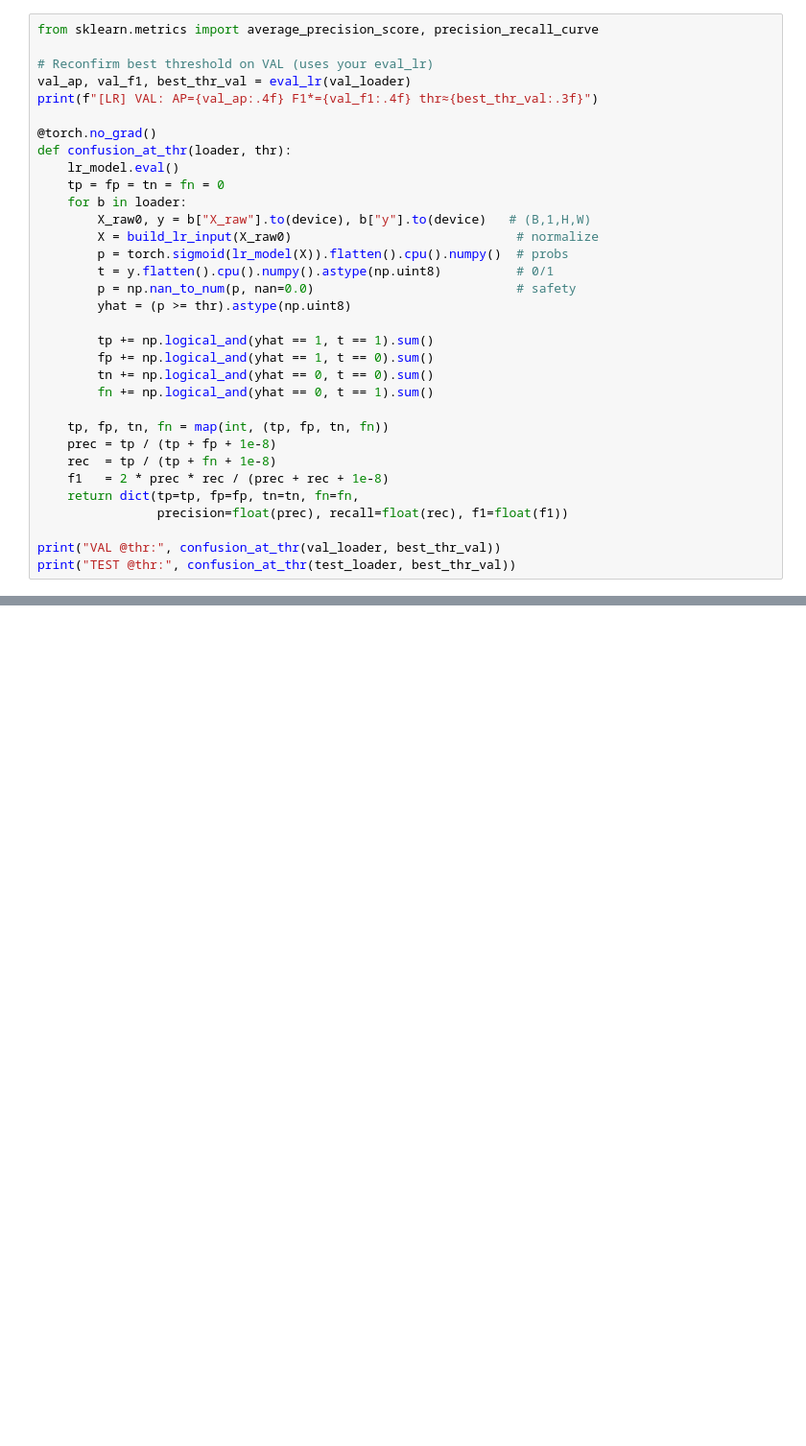
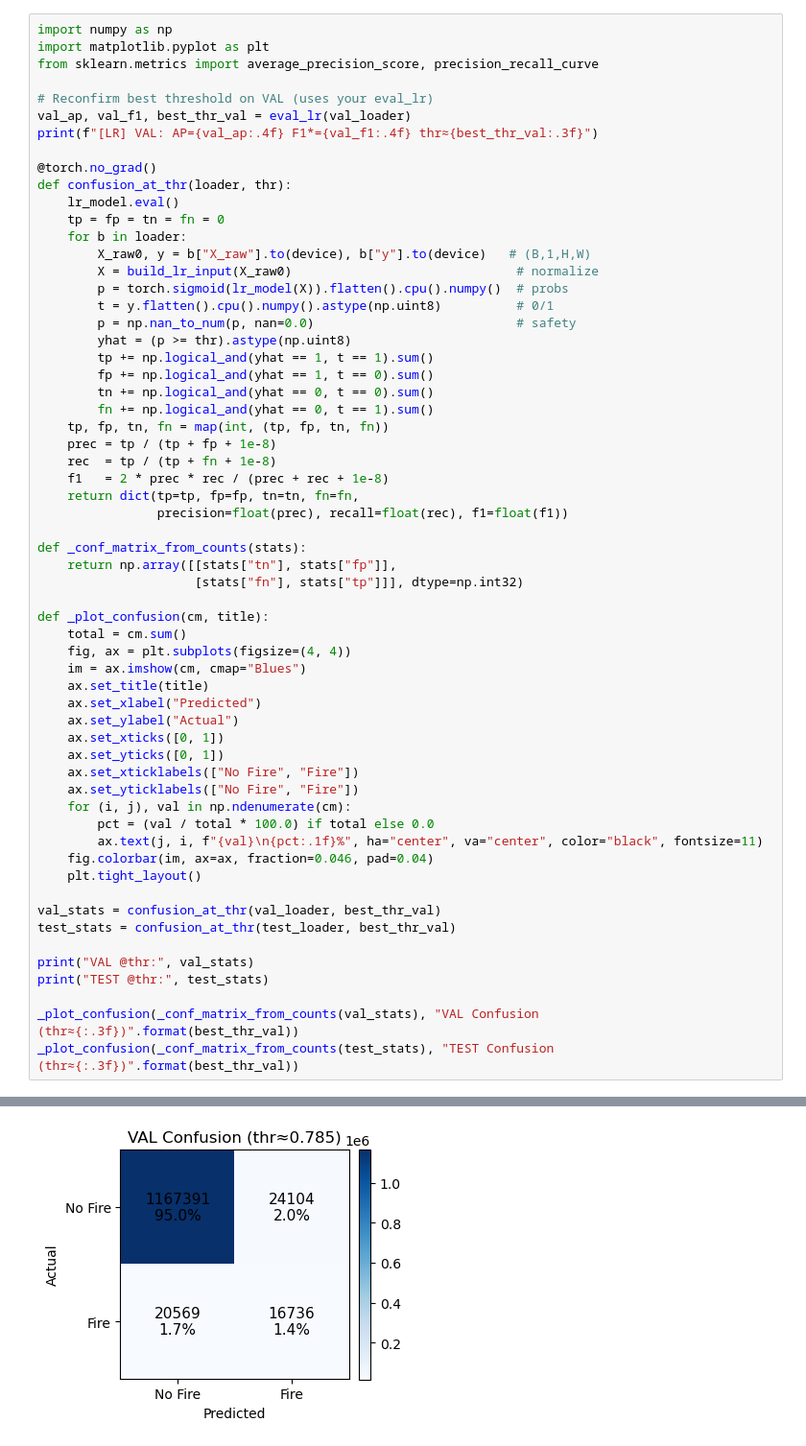
Before and after one commit to robertclayh/wildfire-spread-prediction, a Jupyter notebook: mNDWS_LogRegModel.ipynb, the cells around one changed output, grey strips where cells are left out. Shown: that part at 96% size. Saved outputs shown, nothing was run; the diff lists cells and outputs as text; blank space fills up the shorter version.

```diff
--- a/mNDWS_LogRegModel.ipynb
+++ b/mNDWS_LogRegModel.ipynb
@@ -285,4 +349,6 @@ test_ap_lr, test_f1_lr
 # %%
+import numpy as np
+import matplotlib.pyplot as plt
 from sklearn.metrics import average_precision_score, precision_recall_curve
 
 # Reconfirm best threshold on VAL (uses your eval_lr)
@@ -300,12 +366,10 @@ def confusion_at_thr(loader, thr):
         t = y.flatten().cpu().numpy().astype(np.uint8)          # 0/1
         p = np.nan_to_num(p, nan=0.0)                           # safety
         yhat = (p >= thr).astype(np.uint8)
-
         tp += np.logical_and(yhat == 1, t == 1).sum()
         fp += np.logical_and(yhat == 1, t == 0).sum()
         tn += np.logical_and(yhat == 0, t == 0).sum()
         fn += np.logical_and(yhat == 0, t == 1).sum()
-
     tp, fp, tn, fn = map(int, (tp, fp, tn, fn))
     prec = tp / (tp + fp + 1e-8)
     rec  = tp / (tp + fn + 1e-8)
@@ -313,6 +377,33 @@ def confusion_at_thr(loader, thr):
     return dict(tp=tp, fp=fp, tn=tn, fn=fn,
                 precision=float(prec), recall=float(rec), f1=float(f1))
 
-print("VAL @thr:", confusion_at_thr(val_loader, best_thr_val))
-print("TEST @thr:", confusion_at_thr(test_loader, best_thr_val))
+def _conf_matrix_from_counts(stats):
+    return np.array([[stats["tn"], stats["fp"]],
+                     [stats["fn"], stats["tp"]]], dtype=np.int32)
+
+def _plot_confusion(cm, title):
+    total = cm.sum()
+    fig, ax = plt.subplots(figsize=(4, 4))
+    im = ax.imshow(cm, cmap="Blues")
+    ax.set_title(title)
+    ax.set_xlabel("Predicted")
+    ax.set_ylabel("Actual")
+    ax.set_xticks([0, 1])
+    ax.set_yticks([0, 1])
+    ax.set_xticklabels(["No Fire", "Fire"])
+    ax.set_yticklabels(["No Fire", "Fire"])
+    for (i, j), val in np.ndenumerate(cm):
+        pct = (val / total * 100.0) if total else 0.0
+        ax.text(j, i, f"{val}\n{pct:.1f}%", ha="center", va="center", color="black", fontsize=11)
+    fig.colorbar(im, ax=ax, fraction=0.046, pad=0.04)
+    plt.tight_layout()
+
+val_stats = confusion_at_thr(val_loader, best_thr_val)
+test_stats = confusion_at_thr(test_loader, best_thr_val)
+
+print("VAL @thr:", val_stats)
+print("TEST @thr:", test_stats)
+
+_plot_confusion(_conf_matrix_from_counts(val_stats), "VAL Confusion (thr≈{:.3f})".format(best_thr_val))
+_plot_confusion(_conf_matrix_from_counts(test_stats), "TEST Confusion (thr≈{:.3f})".format(best_thr_val))
 # %% [output]
@@ -321,0 +415 @@ TEST @thr: {'tp': 9287, 'fp': 52946, 'tn': 1137024, 'fn': 29543, 'precision': 0.
+[figure, added]
```
Also changed, not shown: parts of 11 cells of this notebook, 1 other file.
